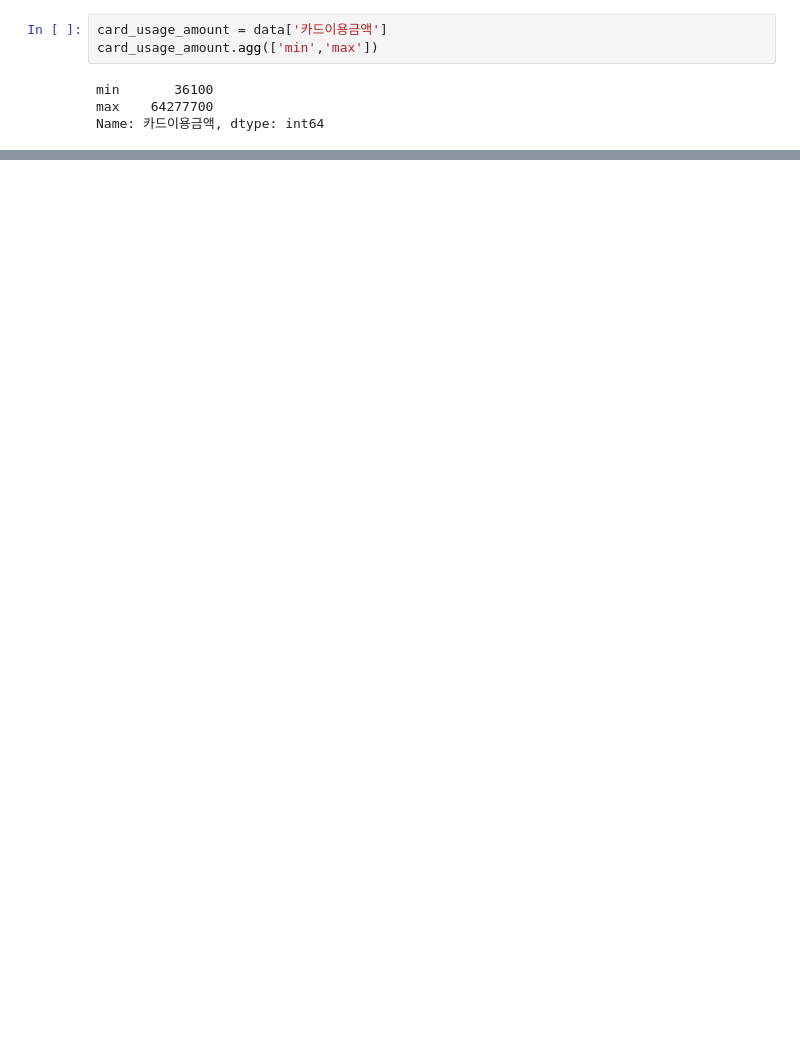
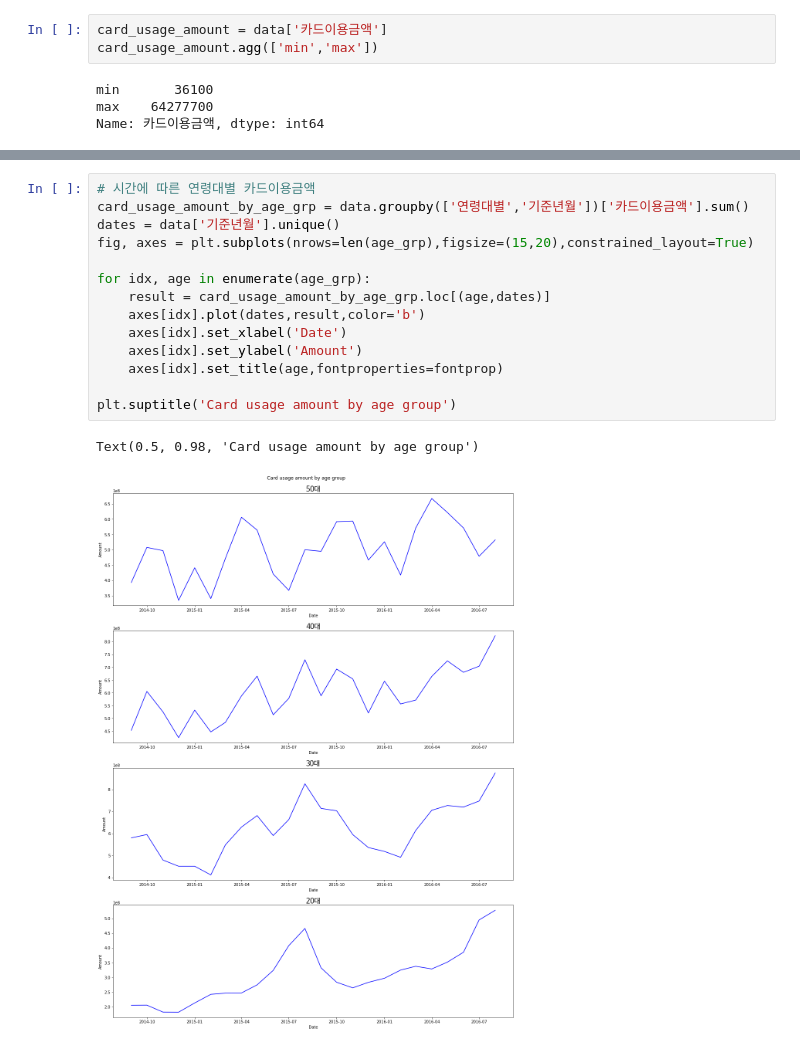
Before and after one commit to So-chankyun/consumption-pattern-analysis-of-jeju-tourist, a Jupyter notebook: consumption pattern analysis of jeju tourist.ipynb, the cells around one changed output, grey strips where cells are left out. Saved outputs shown, nothing was run; the diff lists cells and outputs as text; blank space fills up the shorter version.

```diff
--- a/consumption pattern analysis of jeju tourist.ipynb
+++ b/consumption pattern analysis of jeju tourist.ipynb
@@ -295,0 +325,17 @@ Text(0.5, 0.98, 'Card usage amount of industry')
+# %%
+# 시간에 따른 연령대별 카드이용금액
+card_usage_amount_by_age_grp = data.groupby(['연령대별','기준년월'])['카드이용금액'].sum()
+dates = data['기준년월'].unique()
+fig, axes = plt.subplots(nrows=len(age_grp),figsize=(15,20),constrained_layout=True)
+
+for idx, age in enumerate(age_grp):
+    result = card_usage_amount_by_age_grp.loc[(age,dates)]
+    axes[idx].plot(dates,result,color='b')
+    axes[idx].set_xlabel('Date')
+    axes[idx].set_ylabel('Amount')
+    axes[idx].set_title(age,fontproperties=fontprop)
+
+plt.suptitle('Card usage amount by age group')
+# %% [output]
+Text(0.5, 0.98, 'Card usage amount by age group')
+[figure, added]
```
Also changed, not shown: parts of 4 cells of this notebook.
